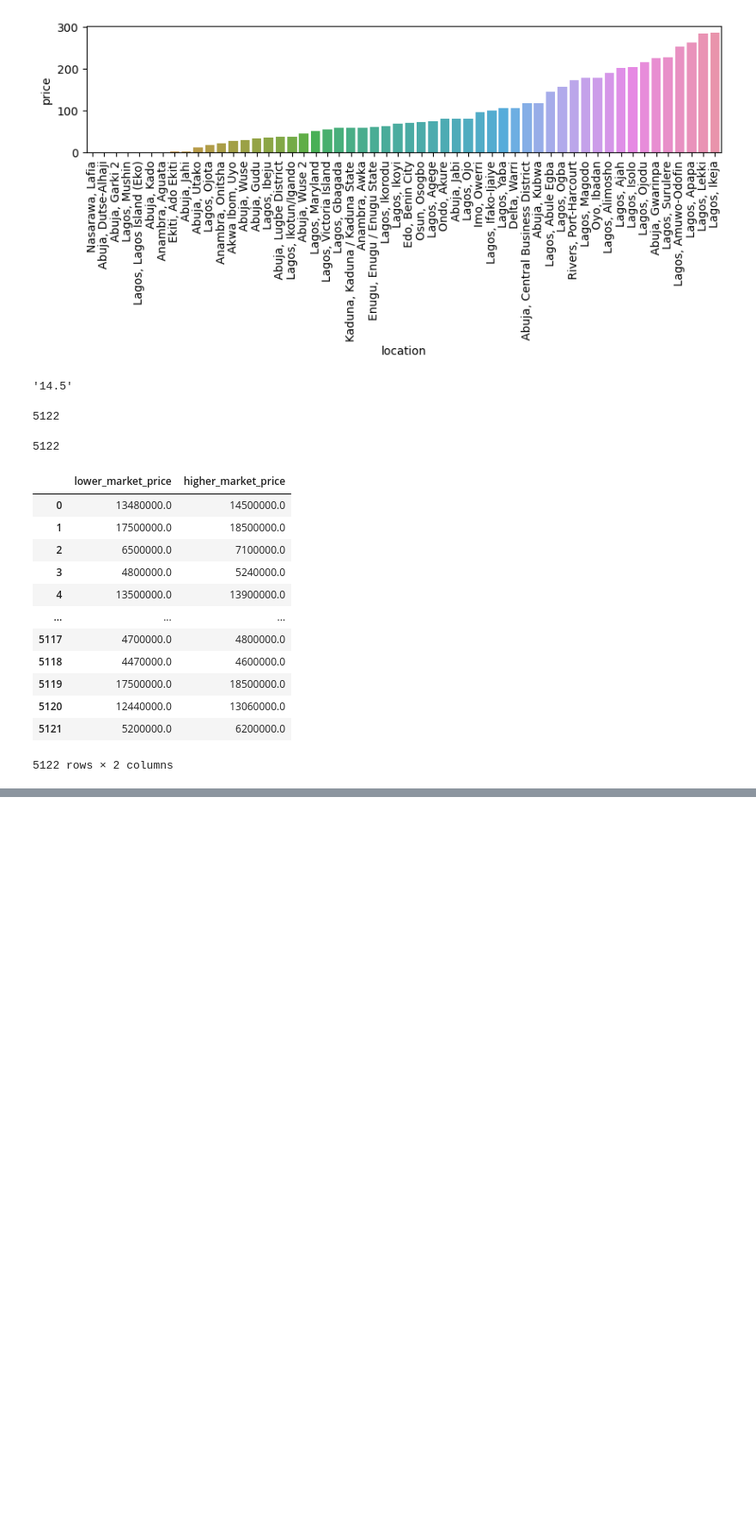
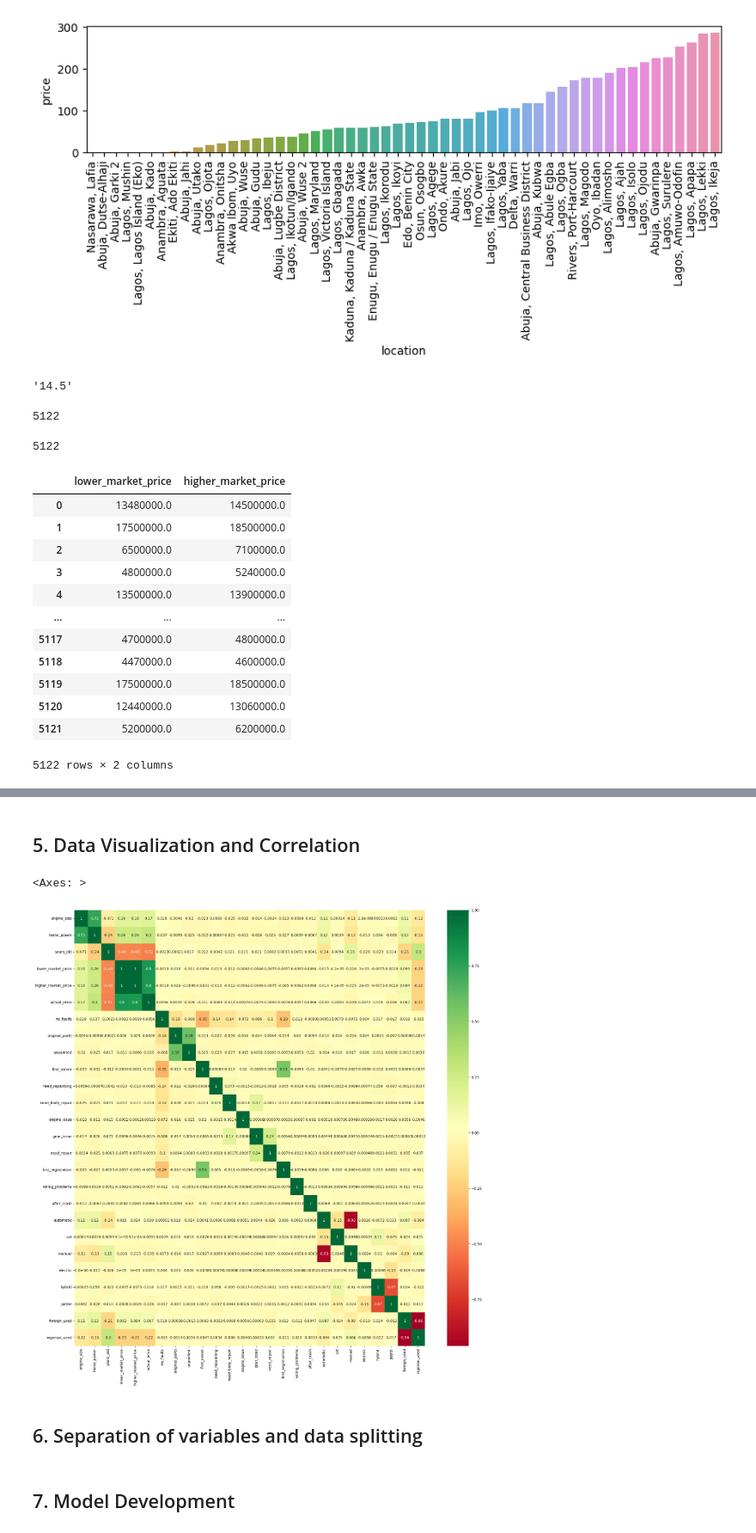
Before and after one commit to praisegee/car-price-prediction, a Jupyter notebook: notebook/preprocess.ipynb, the cells around one changed output, grey strips where cells are left out. Shown at 86% size. Saved outputs shown, nothing was run; the diff lists cells and outputs as text; code cells hidden in the pictures; blank space fills up the shorter version.

Commit message:
done with the model creation and evaluation

```diff
--- a/notebook/preprocess.ipynb
+++ b/notebook/preprocess.ipynb
@@ -356,0 +854,2 @@ df3.head()
+# %%
+df = pd.read_csv("../dataset/car_preprocessed_3.csv")
@@ -356,0 +914,11 @@ df3.head()
+# %% [markdown]
+## 5. Data Visualization and Correlation
+# %%
+# heat map for correlations of features in dataset
+plt.figure(figsize=(22, 22))
+sns.heatmap(df[df.corr().index].corr(), annot=True, cmap="RdYlGn")
+# %% [output]
+<Axes: >
+[figure, added]
+# %% [markdown]
+## 6. Separation of variables and data splitting
@@ -356,0 +932,2 @@ df3.head()
+# %% [markdown]
+## 7. Model Development
```
Also changed, not shown: parts of 138 cells of this notebook, 7 other files.
